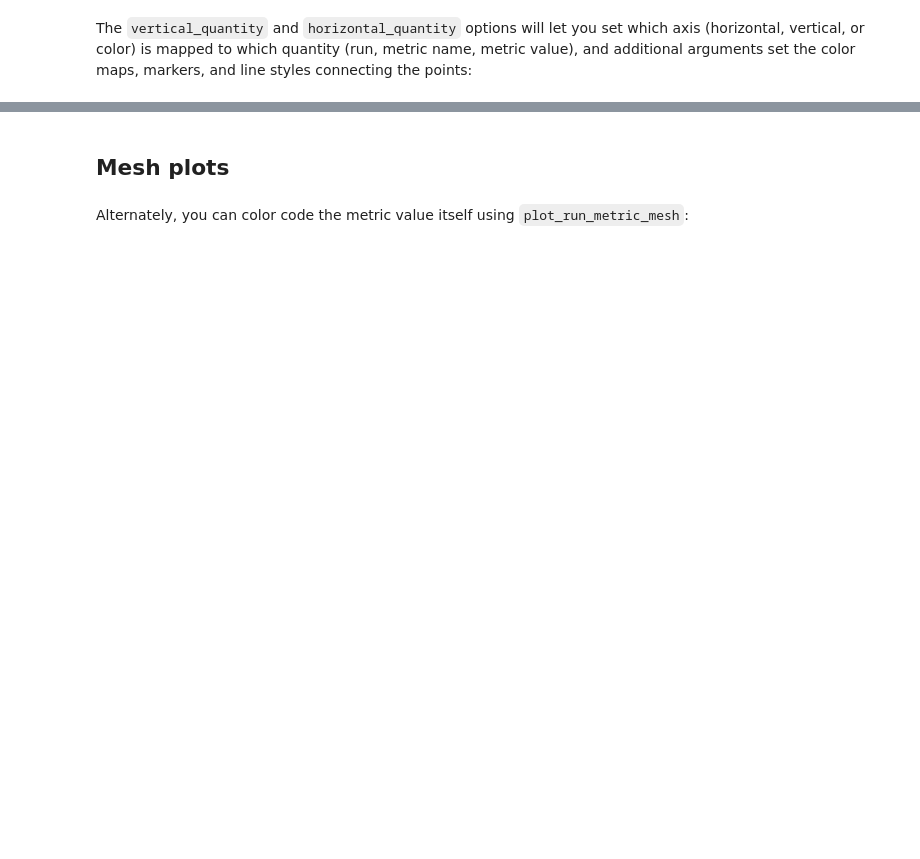
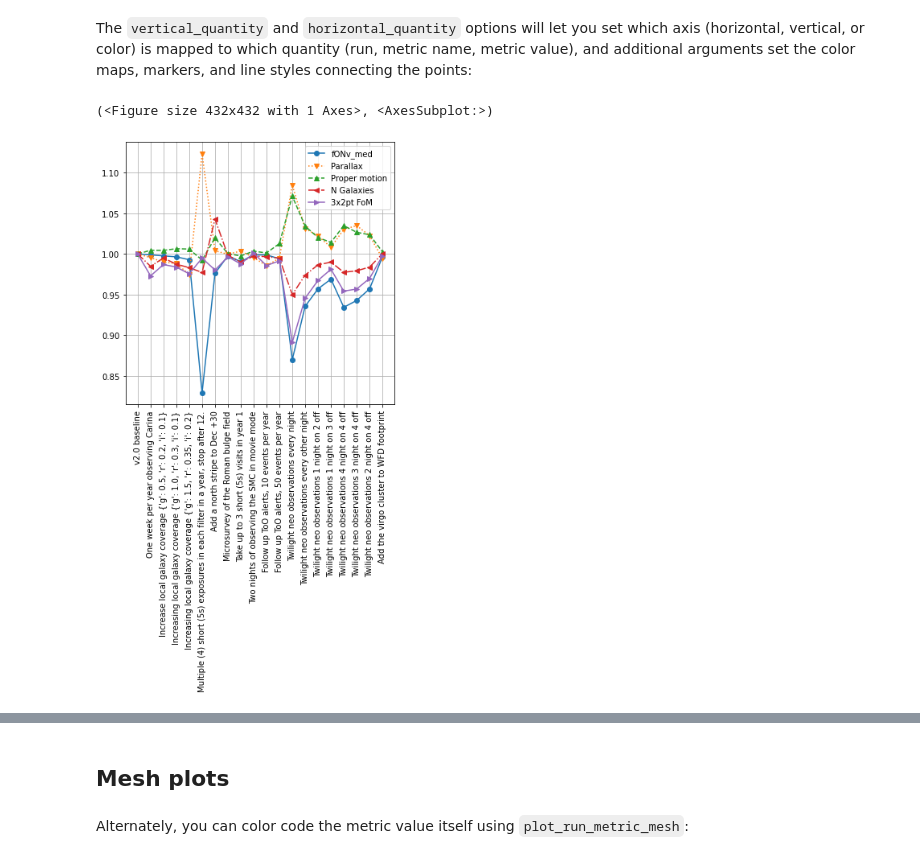
Before and after one commit to ehneilsen/survey_strategy, a Jupyter notebook: fbs_2.0/archive_tutorial.ipynb, the cells around one changed output, grey strips where cells are left out. Cells and saved outputs as stored; diff of their text form; code cells hidden in the pictures; blank space fills up the shorter version.

```diff
--- a/fbs_2.0/archive_tutorial.ipynb
+++ b/fbs_2.0/archive_tutorial.ipynb
@@ -297,22 +397,25 @@ The `vertical_quantity` and `horizontal_quantity` options will let you set which
 # %%
 import matplotlib as mpl
 
 this_metric_set = "radar"
 
 this_family = ["baseline", "microsurveys"]
 run_label_map = family_runs.loc[this_family, ["run", "brief"]].set_index("run")["brief"]
 metric_label_map = metric_sets.loc[this_metric_set, "short_name"]
 
 summary = archive.get_metric_summaries(this_family, this_metric_set)
 metric_label_map = metric_sets.loc[this_metric_set, "short_name"]
-archive.plot_run_metric(
+maf.plot_run_metric(
     summary,
     baseline_run=baseline_run,
     vertical_quantity="value",
     horizontal_quantity="run",
     run_label_map=run_label_map,
     metric_label_map=metric_label_map,
     cmap=mpl.cm.tab10,
     linestyles=["-", ":", "--", "-."],
     markers=["o", "v", "^", "<", ">", "*", "H", "D"],
 )
+# %% [output]
+(<Figure size 432x432 with 1 Axes>, <AxesSubplot:>)
+[figure, added]
```
Also changed, not shown: parts of 34 cells of this notebook, 1 other file.
